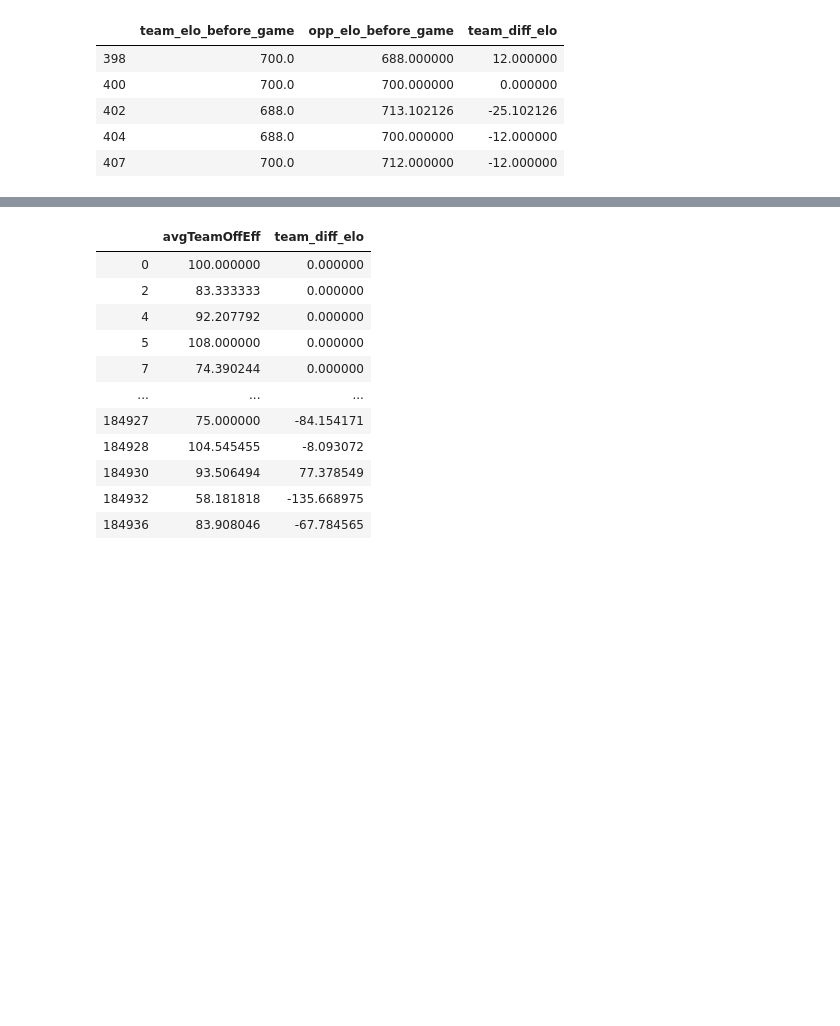
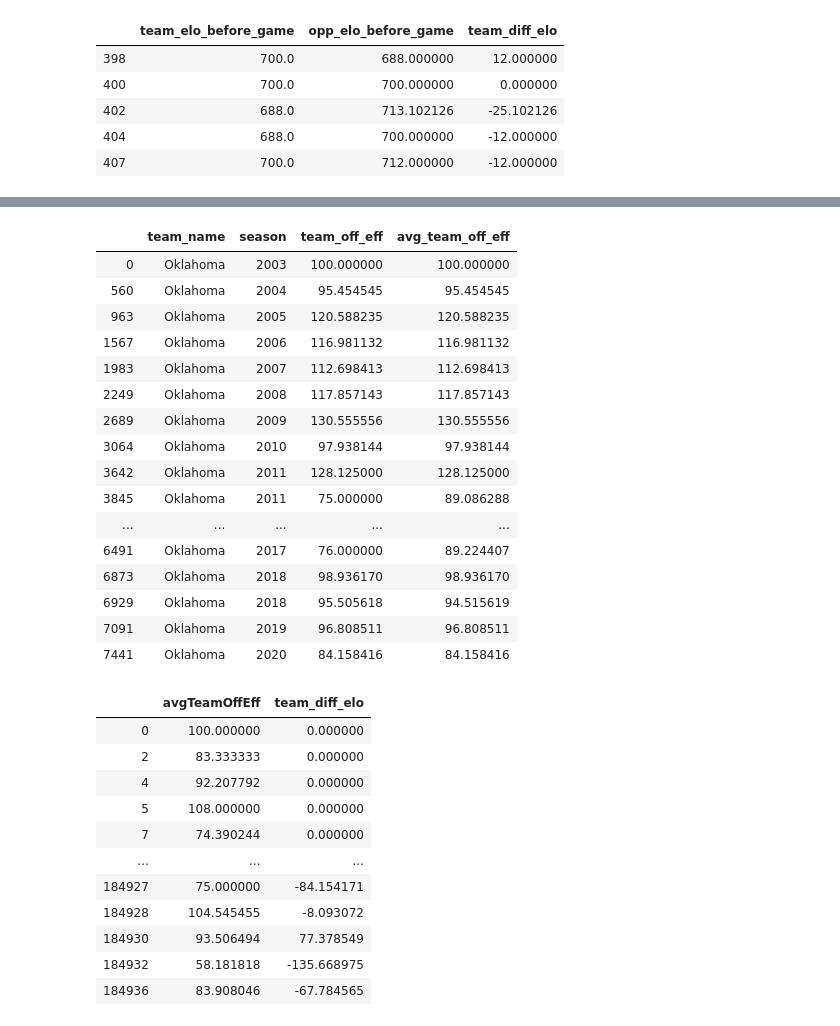
Before and after one commit to crunker99/MarchMadness2020, a Jupyter notebook: Model.ipynb, the cells around one changed output, grey strips where cells are left out. Cells and saved outputs as stored; diff of their text form; code cells hidden in the pictures; blank space fills up the shorter version.

```diff
--- a/Model.ipynb
+++ b/Model.ipynb
@@ -75,5 +71,0 @@ df_grouped =
-# %%
-
-for col in tqdm(columns_to_find_avg):
-    df = rolling_avg_per_season(df, col)
-df.head()
@@ -82,2 +72,8 @@ df.head()
+# %%
+df_grouped = df.set_index('game_id').groupby(['team_id', 'season'])
+# %%
+gg = df_grouped.shift(-1).rolling(window=1,min_periods=1, on='team_off_eff').mean().reset_index()
 # %%
-created_columns = ["avg_"+col for col in columns_to_find_avg]
+col_map = {col: "avg_"+col for col in columns_to_find_avg}
+gg.rename(columns=col_map, inplace=True)
+df2 = df.merge(gg)
@@ -95,3 +153,23 @@ created_columns
+# %%
+df2[df2['team_id'] == 1328][['team_name', 'season', 'team_off_eff', 'avg_team_off_eff']]
+# %% [output]
+|  | team_name | season | team_off_eff | avg_team_off_eff |
+| 0 | Oklahoma | 2003 | 100.000000 | 100.000000 |
+| 560 | Oklahoma | 2004 | 95.454545 | 95.454545 |
+| 963 | Oklahoma | 2005 | 120.588235 | 120.588235 |
+| 1567 | Oklahoma | 2006 | 116.981132 | 116.981132 |
+| 1983 | Oklahoma | 2007 | 112.698413 | 112.698413 |
+| 2249 | Oklahoma | 2008 | 117.857143 | 117.857143 |
+| 2689 | Oklahoma | 2009 | 130.555556 | 130.555556 |
+| 3064 | Oklahoma | 2010 | 97.938144 | 97.938144 |
+| 3642 | Oklahoma | 2011 | 128.125000 | 128.125000 |
+| 3845 | Oklahoma | 2011 | 75.000000 | 89.086288 |
+| ... | ... | ... | ... | ... |
+| 6491 | Oklahoma | 2017 | 76.000000 | 89.224407 |
+| 6873 | Oklahoma | 2018 | 98.936170 | 98.936170 |
+| 6929 | Oklahoma | 2018 | 95.505618 | 94.515619 |
+| 7091 | Oklahoma | 2019 | 96.808511 | 96.808511 |
+| 7441 | Oklahoma | 2020 | 84.158416 | 84.158416 |
 # %%
 columns = [creat ['team_diff_elo']
 X = df[columns]
```
Also changed, not shown: parts of 12 cells of this notebook.
